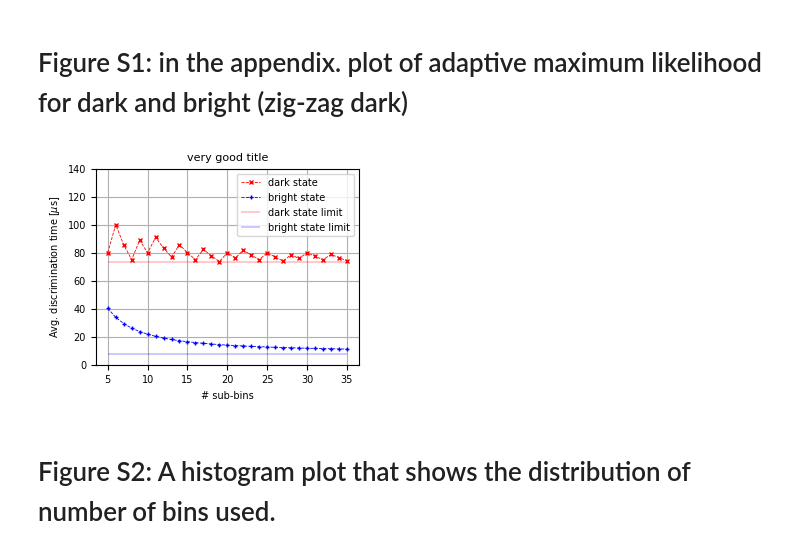
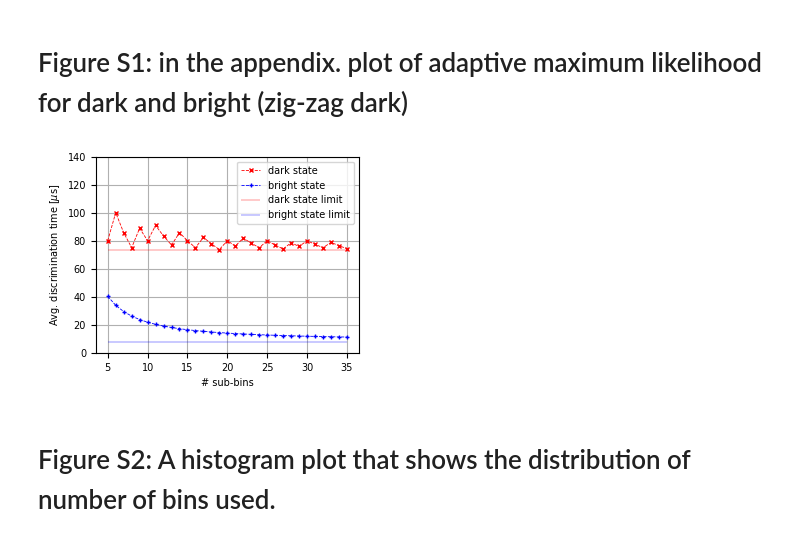
Before and after one commit to marti-m/bayesian_estimation, a Jupyter notebook: BaesianEstPlots.ipynb, the cells around one changed output. Cells and saved outputs as stored; diff of their text form; code cells hidden in the pictures.

```diff
--- a/BaesianEstPlots.ipynb
+++ b/BaesianEstPlots.ipynb
@@ -440,36 +440,34 @@ t_avg_bright = t_bin / (1 - np.exp(-t_bin * R_B))
 t_avg_dark_lim = beta_c / R_B
 t_avg_bright_lim = 1 / R_B
 
 
 # plot settings
 plt.rc('font', size=font_size)
 plt.rc('axes', titlesize=title_size)
 plt.figure(figsize=(column_width,0.75 * column_width))
-plot_title = 'very good title'
 plot_limits=True
 
 # actual plotting
 ## predictions
 plt.plot(n_bins, t_avg_dark, color='r', marker='x', linewidth = linewidth, linestyle='--', markersize=markersize, label='dark state', zorder=3)
 plt.plot(n_bins, t_avg_bright, color='b', marker='+',linewidth = linewidth, linestyle='--', markersize=markersize, label='bright state', zorder=3)
 
 ## limits
 if plot_limits:
     plt.hlines(t_avg_dark_lim, 5, 35, color='r', linewidth=linewidth/2, linestyle='-', label='dark state limit')
     plt.hlines(t_avg_bright_lim, 5, 35, color='b', linewidth=linewidth/2, linestyle='-', label='bright state limit')
 
 # axis and settings
 plt.xlabel('# sub-bins')
 plt.xticks(np.arange(5, 36, 5))
 plt.yticks(np.arange(0, 160, 20))
 plt.ylabel('Avg. discrimination time [$\mu$s]')
-plt.title(plot_title)
 plt.grid('all', zorder=0.5)
 plt.legend()
 
 plt.savefig("figS1.pdf", bbox_inches='tight')
 # %% [output]
-[figure, old version]
+[figure, new version]
 # %% [markdown]
 # Figure S2: A histogram plot that shows the distribution of number of bins used.
 # %%
```
Also changed, not shown: parts of 3 cells of this notebook, 14 other files.
